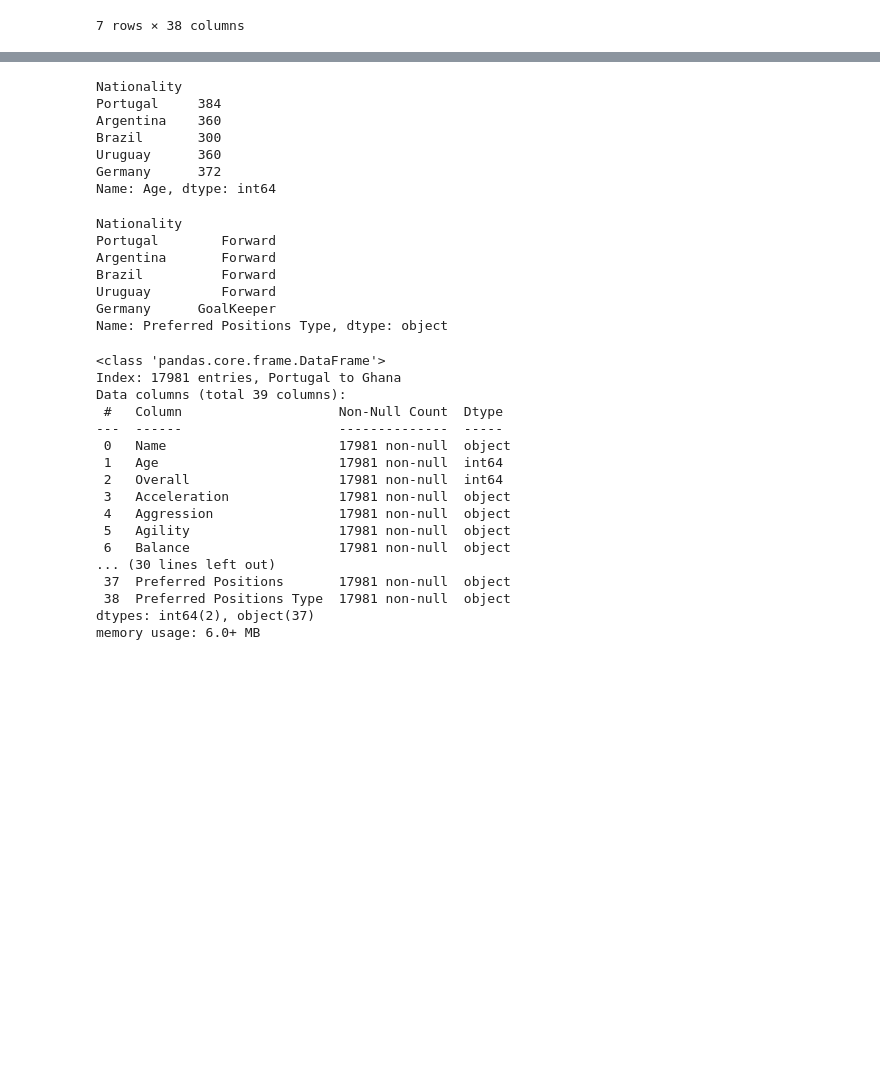
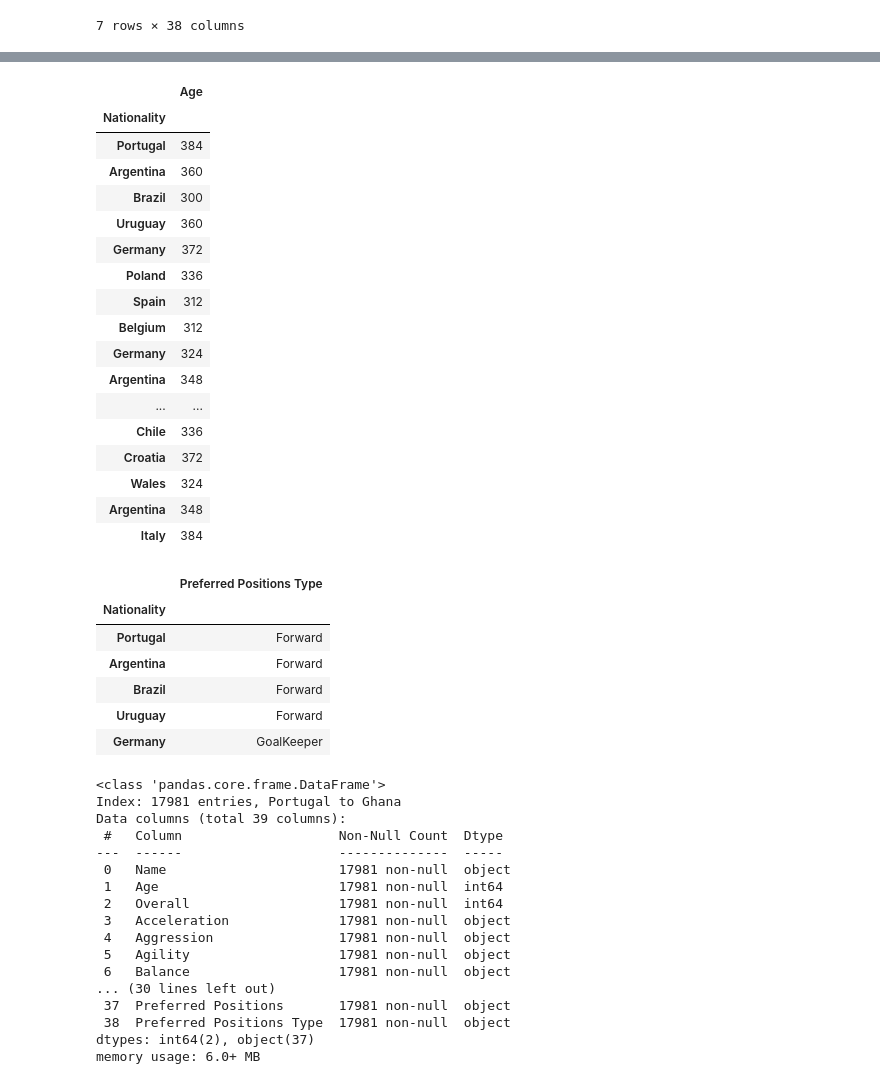
Before and after one commit to Ultra-Code/datascience_exploration, a Jupyter notebook: src/05-Python/DS with Python/Examples/02.02-ExploreAiTestBed.ipynb, the cells around one changed output, grey strips where cells are left out. Cells and saved outputs as stored; diff of their text form; code cells hidden in the pictures; blank space fills up the shorter version.

```diff
--- a/src/05-Python/DS with Python/Examples/02.02-ExploreAiTestBed.ipynb
+++ b/src/05-Python/DS with Python/Examples/02.02-ExploreAiTestBed.ipynb
@@ -297,14 +145,25 @@ df.groupby(['Age', 'Nationality'])[['Overall']].mean().head(15)
 # %%
 # Change the age column to months and look at the first 5 entries.
-df['Age'].apply(lambda age: age * 12).head()
+df[['Age']].apply(lambda age: age * 12).head(18)
 # %% [output]
-Nationality
-Portugal     384
-Argentina    360
-Brazil       300
-Uruguay      360
-Germany      372
-Name: Age, dtype: int64
+|  | Age |
+| Nationality |  |
+| Portugal | 384 |
+| Argentina | 360 |
+| Brazil | 300 |
+| Uruguay | 360 |
+| Germany | 372 |
+| Poland | 336 |
+| Spain | 312 |
+| Belgium | 312 |
+| Germany | 324 |
+| Argentina | 348 |
+| ... | ... |
+| Chile | 336 |
+| Croatia | 372 |
+| Wales | 324 |
+| Argentina | 348 |
+| Italy | 384 |
 # %%
 # Create function.
 def position_type(s):
@@ -325,15 +184,15 @@ def position_type(s):
 df['Preferred Positions Type'] = df['Preferred Positions'].apply(position_type)
 
 # Look at the first 5 entries.
-df['Preferred Positions Type'].head()
+df[['Preferred Positions Type']].head()
 # %% [output]
-Nationality
-Portugal        Forward
-Argentina       Forward
-Brazil          Forward
-Uruguay         Forward
-Germany      GoalKeeper
-Name: Preferred Positions Type, dtype: object
+|  | Preferred Positions Type |
+| Nationality |  |
+| Portugal | Forward |
+| Argentina | Forward |
+| Brazil | Forward |
+| Uruguay | Forward |
+| Germany | GoalKeeper |
 # %%
 df.info()
 # %% [output]
```
Also changed, not shown: parts of 17 cells of this notebook.
